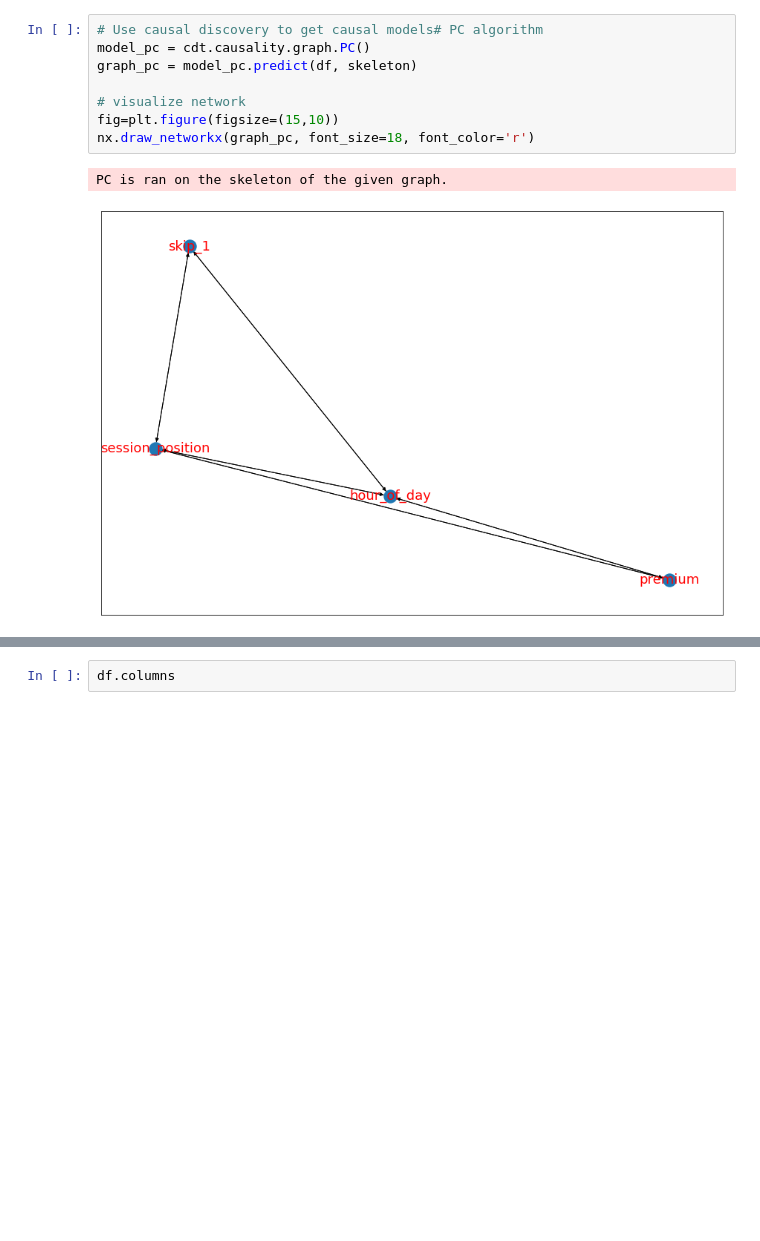
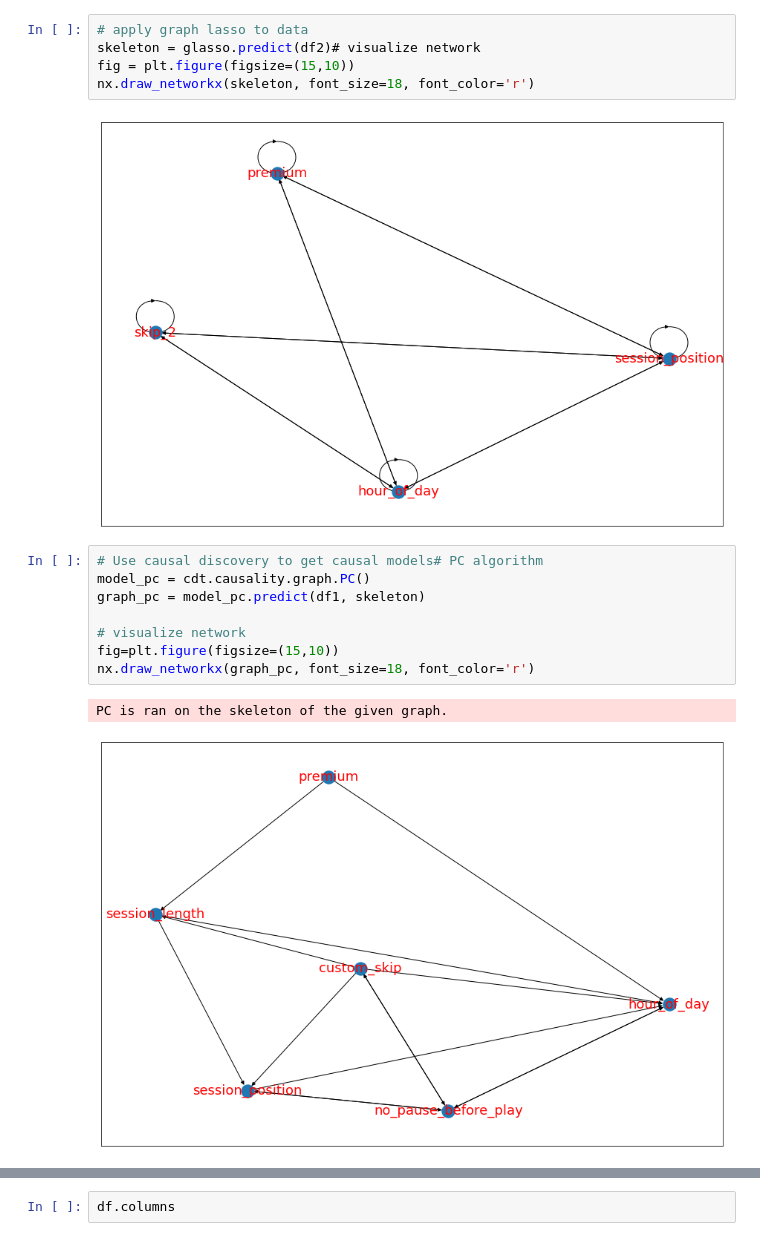
Before and after one commit to stoic-devv/spotify-causal-inference, a Jupyter notebook: src/causal_discovery/cdt-poc.ipynb, the cells around one changed output, grey strips where cells are left out. Cells and saved outputs as stored; diff of their text form; blank space fills up the shorter version.

```diff
--- a/src/causal_discovery/cdt-poc.ipynb
+++ b/src/causal_discovery/cdt-poc.ipynb
@@ -26,11 +77,18 @@ nx.draw_networkx(skeleton, font_size=18, font_color='r')
+# %%
+# apply graph lasso to data
+skeleton = glasso.predict(df2)# visualize network
+fig = plt.figure(figsize=(15,10))
+nx.draw_networkx(skeleton, font_size=18, font_color='r')
+# %% [output]
+[figure, added]
 # %%
 # Use causal discovery to get causal models# PC algorithm
 model_pc = cdt.causality.graph.PC()
-graph_pc = model_pc.predict(df, skeleton)
+graph_pc = model_pc.predict(df1, skeleton)
 
 # visualize network
 fig=plt.figure(figsize=(15,10))
 nx.draw_networkx(graph_pc, font_size=18, font_color='r')
 # %% [output]
 PC is ran on the skeleton of the given graph.
-[figure, old version]
+[figure, new version]
```
Also changed, not shown: parts of 8 cells of this notebook.
